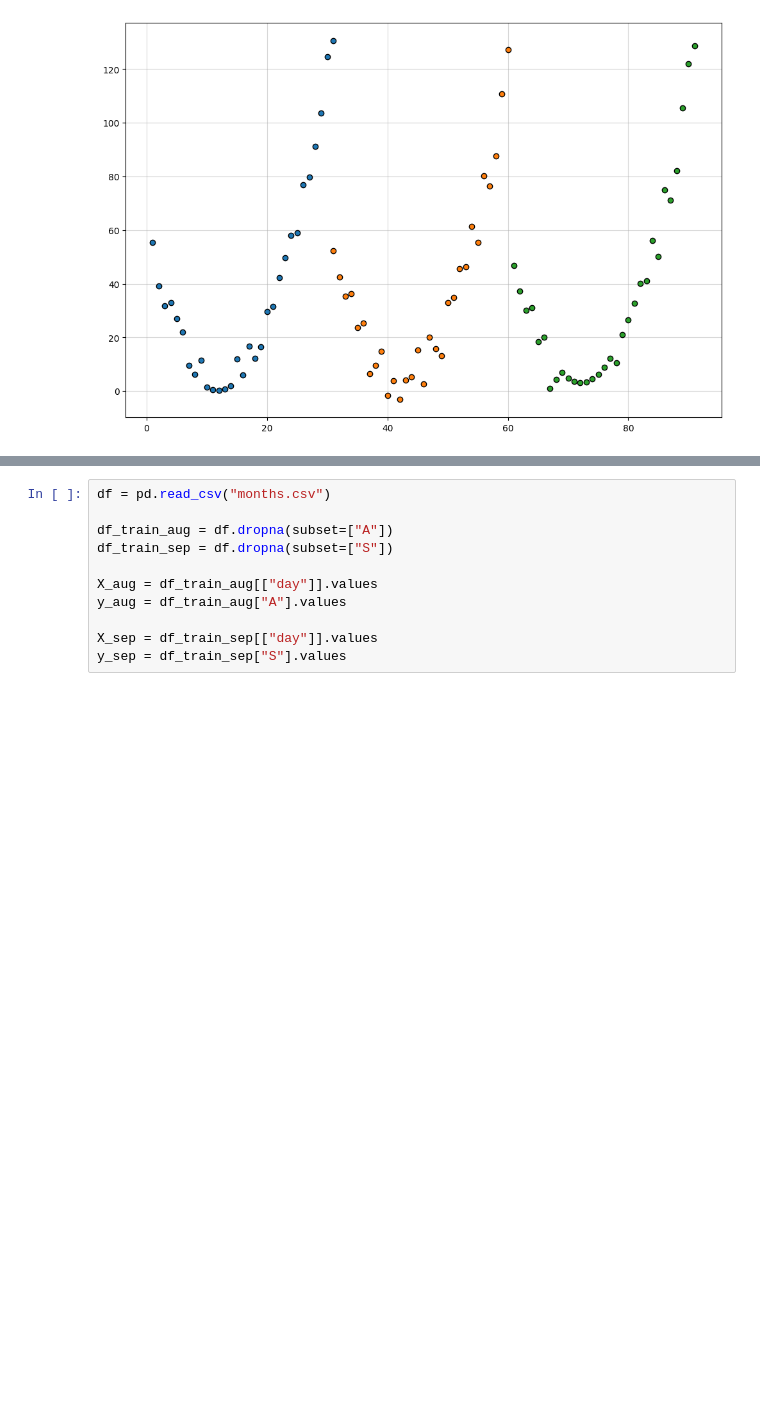
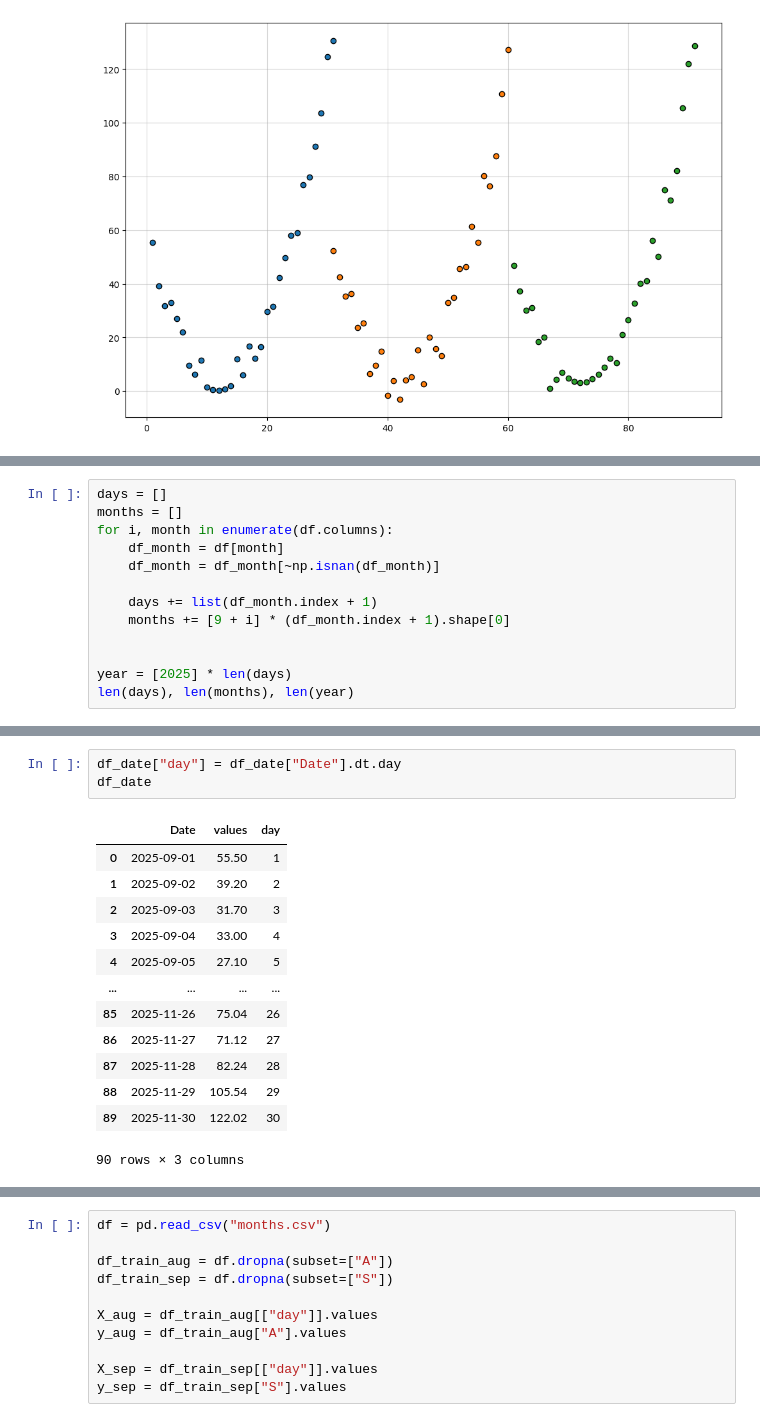
Before and after one commit to egorbeckish/Masters-program, a Jupyter notebook: 1. First Course/Semester 1/Нелинейная оптимизация/4. Декабрь/05.12.2025/Бекиш.ipynb, the cells around one changed output, grey strips where cells are left out. Saved outputs shown, nothing was run; the diff lists cells and outputs as text; blank space fills up the shorter version.

```diff
--- a/1. First Course/Semester 1/Нелинейная оптимизация/4. Декабрь/05.12.2025/Бекиш.ipynb
+++ b/1. First Course/Semester 1/Нелинейная оптимизация/4. Декабрь/05.12.2025/Бекиш.ipynb
@@ -244,0 +177,13 @@ plt.show()
+# %%
+days = []
+months = []
+for i, month in enumerate(df.columns):
+	df_month = df[month]
+	df_month = df_month[~np.isnan(df_month)]
+
+	days += list(df_month.index + 1)
+	months += [9 + i] * (df_month.index + 1).shape[0]
+
+
+year = [2025] * len(days)
+len(days), len(months), len(year)
@@ -244,0 +272,17 @@ plt.show()
+# %%
+df_date["day"] = df_date["Date"].dt.day
+df_date
+# %% [output]
+|  | Date | values | day |
+| 0 | 2025-09-01 | 55.50 | 1 |
+| 1 | 2025-09-02 | 39.20 | 2 |
+| 2 | 2025-09-03 | 31.70 | 3 |
+| 3 | 2025-09-04 | 33.00 | 4 |
+| 4 | 2025-09-05 | 27.10 | 5 |
+| ... | ... | ... | ... |
+| 85 | 2025-11-26 | 75.04 | 26 |
+| 86 | 2025-11-27 | 71.12 | 27 |
+| 87 | 2025-11-28 | 82.24 | 28 |
+| 88 | 2025-11-29 | 105.54 | 29 |
+| 89 | 2025-11-30 | 122.02 | 30 |
+90 rows × 3 columns
```
Also changed, not shown: parts of 14 cells of this notebook.
